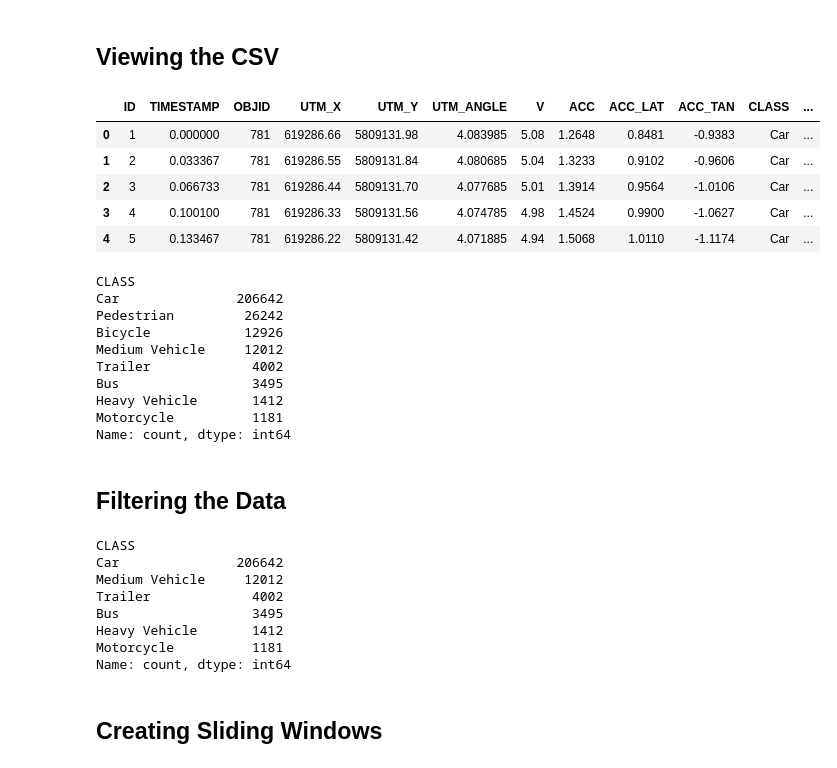
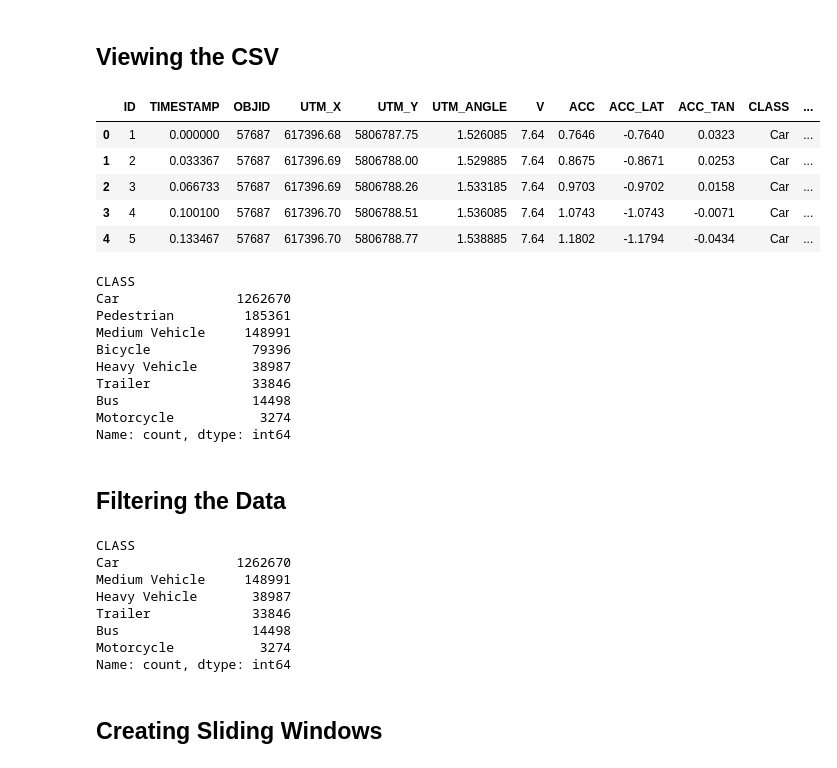
Before and after one commit to Isaac-Chua7/Vehicle-Trajectory-LSTM, a Jupyter notebook: LSTM_Practice.ipynb, the cells around one changed output. Drawn from its saved outputs; the diff is of its cells as text; code cells hidden in the pictures.

Commit message:
Running model on larger subset of data
Running model on larger subset of data. And comment cleanup.

```diff
--- a/LSTM_Practice.ipynb
+++ b/LSTM_Practice.ipynb
@@ -22,29 +22,29 @@ Using device: mps
 # %%
 import pandas as pd
 
-df = pd.read_csv("example_data.csv")
+df = pd.read_csv("rdb5_data.csv")
 
 df.head(5)
 # %% [output]
 |  | ID | TIMESTAMP | OBJID | UTM_X | UTM_Y | UTM_ANGLE | V | ACC | ACC_LAT | ACC_TAN | CLASS | ... |
-| 0 | 1 | 0.000000 | 781 | 619286.66 | 5809131.98 | 4.083985 | 5.08 | 1.2648 | 0.8481 | -0.9383 | Car | ... |
-| 1 | 2 | 0.033367 | 781 | 619286.55 | 5809131.84 | 4.080685 | 5.04 | 1.3233 | 0.9102 | -0.9606 | Car | ... |
-| 2 | 3 | 0.066733 | 781 | 619286.44 | 5809131.70 | 4.077685 | 5.01 | 1.3914 | 0.9564 | -1.0106 | Car | ... |
-| 3 | 4 | 0.100100 | 781 | 619286.33 | 5809131.56 | 4.074785 | 4.98 | 1.4524 | 0.9900 | -1.0627 | Car | ... |
-| 4 | 5 | 0.133467 | 781 | 619286.22 | 5809131.42 | 4.071885 | 4.94 | 1.5068 | 1.0110 | -1.1174 | Car | ... |
+| 0 | 1 | 0.000000 | 57687 | 617396.68 | 5806787.75 | 1.526085 | 7.64 | 0.7646 | -0.7640 | 0.0323 | Car | ... |
+| 1 | 2 | 0.033367 | 57687 | 617396.69 | 5806788.00 | 1.529885 | 7.64 | 0.8675 | -0.8671 | 0.0253 | Car | ... |
+| 2 | 3 | 0.066733 | 57687 | 617396.69 | 5806788.26 | 1.533185 | 7.64 | 0.9703 | -0.9702 | 0.0158 | Car | ... |
+| 3 | 4 | 0.100100 | 57687 | 617396.70 | 5806788.51 | 1.536085 | 7.64 | 1.0743 | -1.0743 | -0.0071 | Car | ... |
+| 4 | 5 | 0.133467 | 57687 | 617396.70 | 5806788.77 | 1.538885 | 7.64 | 1.1802 | -1.1794 | -0.0434 | Car | ... |
 # %%
 #considering vehicle classes
 print(df['CLASS'].value_counts())
 # %% [output]
 CLASS
-Car               206642
-Pedestrian         26242
-Bicycle            12926
-Medium Vehicle     12012
-Trailer             4002
-Bus                 3495
-Heavy Vehicle       1412
-Motorcycle          1181
+Car               1262670
+Pedestrian         185361
+Medium Vehicle     148991
+Bicycle             79396
+Heavy Vehicle       38987
+Trailer             33846
+Bus                 14498
+Motorcycle           3274
 Name: count, dtype: int64
 # %% [markdown]
 ## Filtering the Data
@@ -65,12 +65,12 @@ df = df[df["CLASS"].isin(vehicle_classes)]
 print(df["CLASS"].value_counts())
 # %% [output]
 CLASS
-Car               206642
-Medium Vehicle     12012
-Trailer             4002
-Bus                 3495
-Heavy Vehicle       1412
-Motorcycle          1181
+Car               1262670
+Medium Vehicle     148991
+Heavy Vehicle       38987
+Trailer             33846
+Bus                 14498
+Motorcycle           3274
 Name: count, dtype: int64
 # %%
 #removal of less the 150 object observations
```
Also changed, not shown: parts of 25 cells of this notebook.
